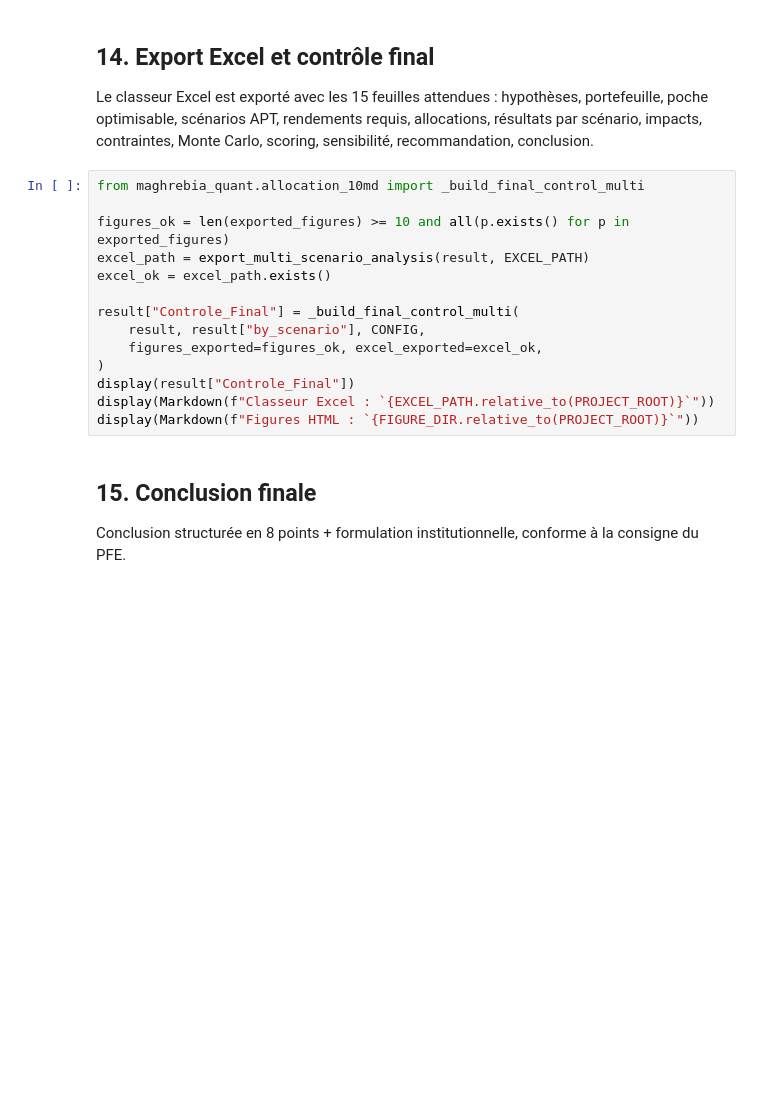
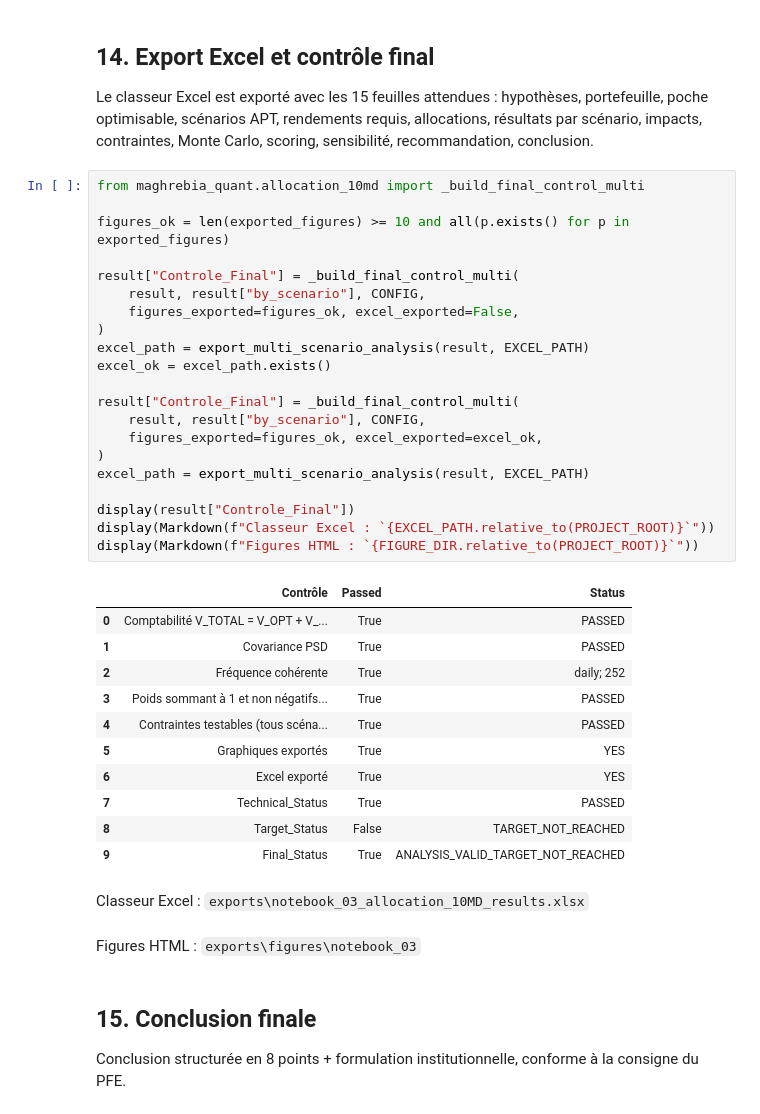
Before and after one commit to Houssem-Hkiri/Optimisation-Maghrebia, a Jupyter notebook: notebooks/03_allocation_supplementaire_10MD.ipynb, the cells around one changed output. Cells and saved outputs as stored; diff of their text form; blank space fills up the shorter version.

Commit message:
notebook 03 à jour

```diff
--- a/notebooks/03_allocation_supplementaire_10MD.ipynb
+++ b/notebooks/03_allocation_supplementaire_10MD.ipynb
@@ -419,17 +689,38 @@ Le classeur Excel est exporté avec les 15 feuilles attendues : hypothèses, por
 # %%
 from maghrebia_quant.allocation_10md import _build_final_control_multi
 
 figures_ok = len(exported_figures) >= 10 and all(p.exists() for p in exported_figures)
+
+result["Controle_Final"] = _build_final_control_multi(
+    result, result["by_scenario"], CONFIG,
+    figures_exported=figures_ok, excel_exported=False,
+)
 excel_path = export_multi_scenario_analysis(result, EXCEL_PATH)
 excel_ok = excel_path.exists()
 
 result["Controle_Final"] = _build_final_control_multi(
     result, result["by_scenario"], CONFIG,
     figures_exported=figures_ok, excel_exported=excel_ok,
 )
+excel_path = export_multi_scenario_analysis(result, EXCEL_PATH)
+
 display(result["Controle_Final"])
 display(Markdown(f"Classeur Excel : `{EXCEL_PATH.relative_to(PROJECT_ROOT)}`"))
 display(Markdown(f"Figures HTML : `{FIGURE_DIR.relative_to(PROJECT_ROOT)}`"))
+# %% [output]
+|  | Contrôle | Passed | Status |
+| 0 | Comptabilité V_TOTAL = V_OPT + V_... | True | PASSED |
+| 1 | Covariance PSD | True | PASSED |
+| 2 | Fréquence cohérente | True | daily; 252 |
+| 3 | Poids sommant à 1 et non négatifs... | True | PASSED |
+| 4 | Contraintes testables (tous scéna... | True | PASSED |
+| 5 | Graphiques exportés | True | YES |
+| 6 | Excel exporté | True | YES |
+| 7 | Technical_Status | True | PASSED |
+| 8 | Target_Status | False | TARGET_NOT_REACHED |
+| 9 | Final_Status | True | ANALYSIS_VALID_TARGET_NOT_REACHED |
+Classeur Excel : `exports\notebook_03_allocation_10MD_results.xlsx`
+Figures HTML : `exports\figures\notebook_03`
 # %% [markdown]
 ## 15. Conclusion finale
 
```
Also changed, not shown: parts of 33 cells of this notebook, 13 other files.
